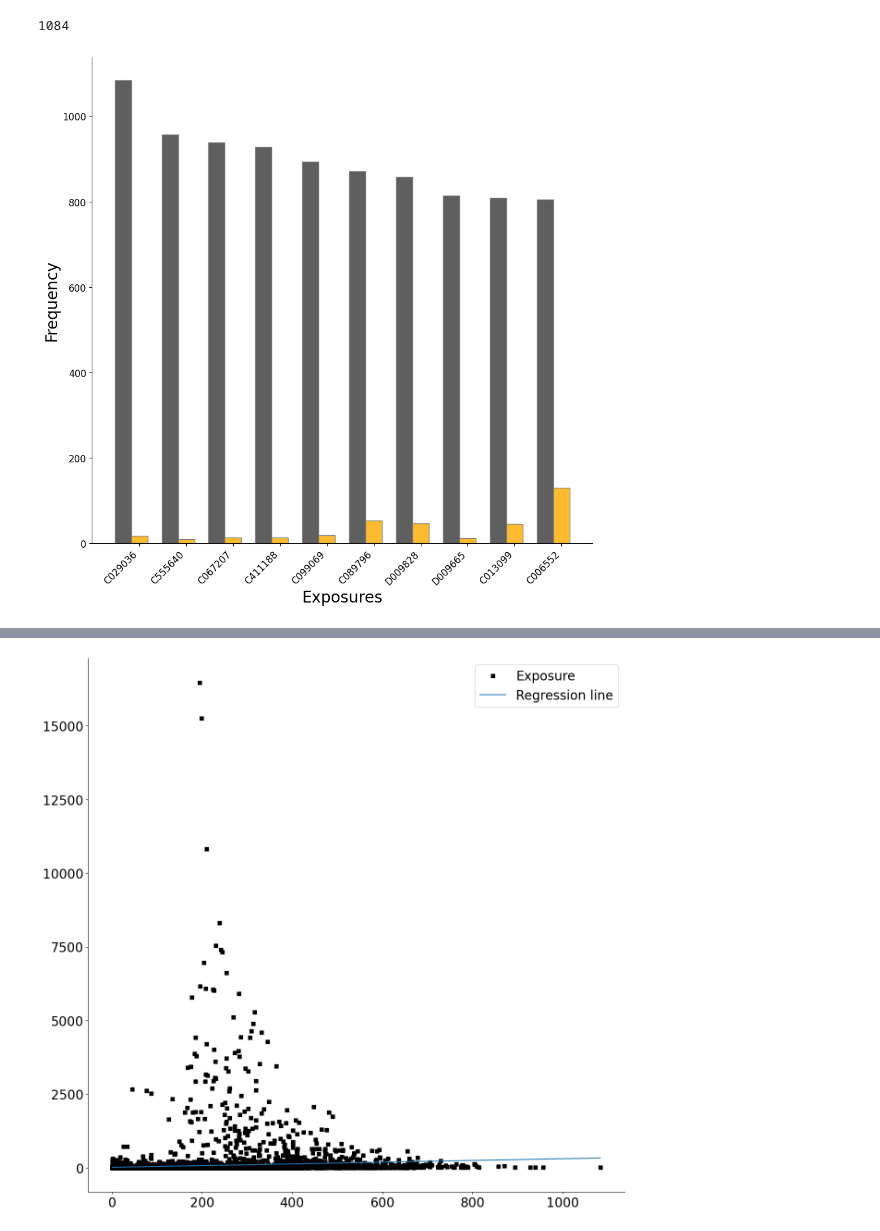
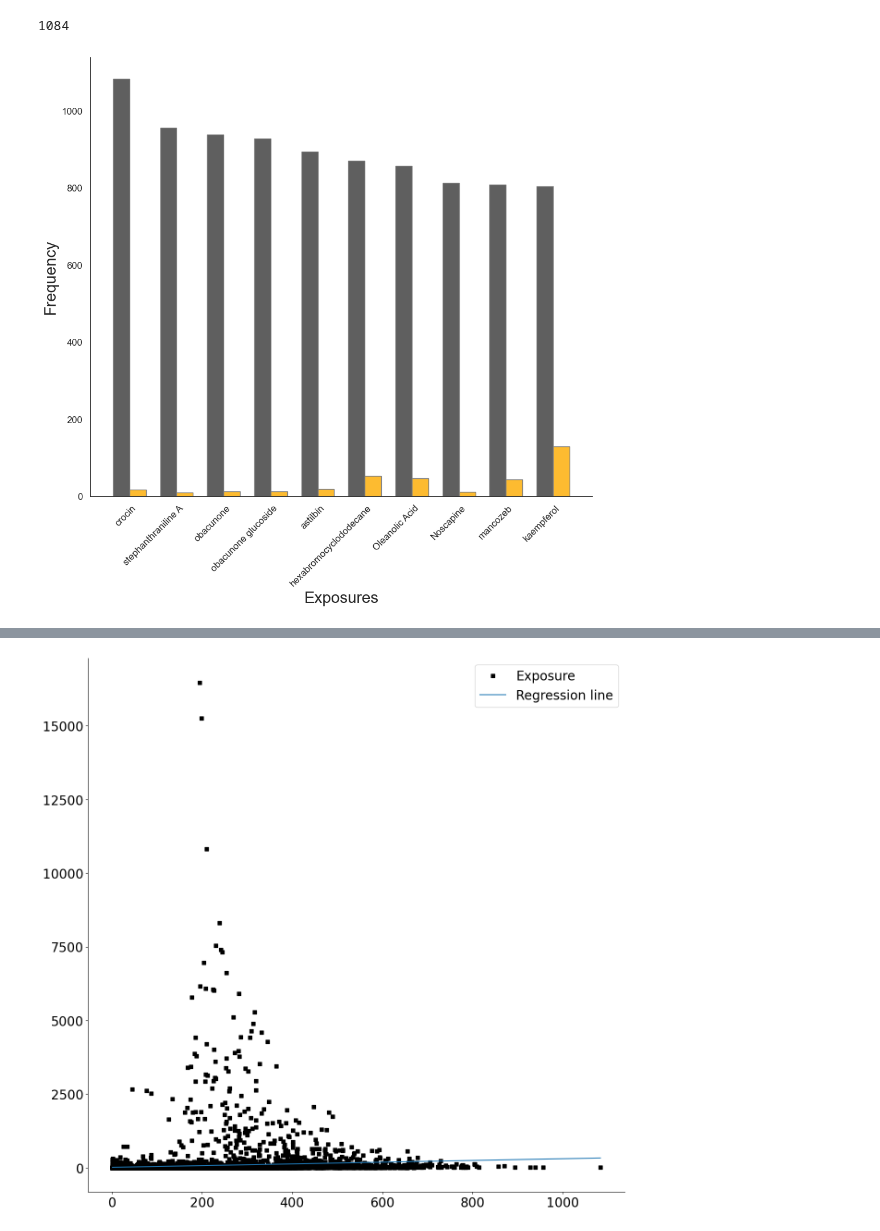
Before and after one commit to menchelab/Exposome, a Jupyter notebook: Exp_fin_2_EEN_GGN_definition.ipynb, the cells around one changed output, grey strips where cells are left out. Saved outputs shown, nothing was run; the diff lists cells and outputs as text; code cells hidden in the pictures.

```diff
--- a/Exp_fin_2_EEN_GGN_definition.ipynb
+++ b/Exp_fin_2_EEN_GGN_definition.ipynb
@@ -349,6 +370,26 @@ plt.show()
 plt.close()
 # %% [output]
 [figure]
+# %%
+
+# ---- Prepare the data ----
+fdr_keys = set([k[0][4:] for k in comb_threshold_dict_nodes_EEN_ji.keys()])
+backbone_keys = set([k[1] for k in comb_threshold_dict_nodes_EEN_ji.keys()])
+datalist = []
+
+for fdr in fdr_keys:
+    back_list = [float(fdr)]
+    for k, v in comb_threshold_dict_nodes_EEN_ji.items():
+        if fdr == k[0][4:]:
+            back_list.append(float(v))
+    datalist.append(back_list)
+
+columnlist = ['Alpha significance'] + list(backbone_keys)
+df_SF2A = pd.DataFrame(datalist, columns=columnlist)
+df_SF2A = df_SF2A.sort_values(by='Alpha significance', ascending=False)
+
+with pd.ExcelWriter("output/Source_Data_exposurome.xlsx", engine="openpyxl", mode="a", if_sheet_exists="replace") as writer:
+    df_SF2A.to_excel(writer, sheet_name="SF3A", index=False)
 # %%
 for k,v in comb_threshold_dict_edges_EEN_ji.items():
     if v<1000000 and comb_threshold_dict_nodes_EEN_ji[k]>9000:
@@ -495,37 +547,41 @@ gene_top10_dict_count=Counter(gene_top10).most_common()
 backbone_ss_exposure_network_degree_sort['C029036']
 # %% [output]
 1084
+# %%
+chem_id_name_conversion = {}
+for i,v in chem_homo.iterrows():
+        chem_id_name_conversion[v["ChemicalID"]] = v["# ChemicalName"]
 # %%
 
 degree_list=[backbone_ss_exposure_network_degree_sort[chem] for chem in top_10_exp]
 gene_list=[len(chem_gene_cleaned[chem]) for chem in top_10_exp]
 
 # define the width of bars
 barWidth = 0.35
 
 fig1, ax1 = plt.subplots(figsize=(10, 10))
 
 ax1.spines['top'].set_visible(False)
 ax1.spines['right'].set_visible(False)
 ax1.spines['bottom'].set_visible(True)
 ax1.spines['left'].set_visible(True)
 
 r1 = np.arange(len(degree_list))    # position for degree bars
 r2 = [x + barWidth for x in r1]  # position for gene bars
 
 plt.bar(r1, degree_list, color='#5F5F5F', width=barWidth, edgecolor='grey')  # degree bars
 plt.bar(r2, gene_list, color='#FDBB30', width=barWidth, edgecolor='grey')  # gene bars
 
 # adding labels
 ax1.set_xlabel('Exposures', fontsize=20)
 ax1.set_ylabel('Frequency', fontsize=20)
-plt.xticks([r + barWidth for r in range(len(degree_list))], top_10_exp, rotation=45, ha='right', fontsize=12)
+plt.xticks([r + barWidth for r in range(len(degree_list))], [chem_id_name_conversion[chem] for chem in top_10_exp], rotation=45, ha='right', fontsize=12)
 
 ax1.set_yticklabels([int(i) for i in list(ax1.get_yticks())], size = 36)
 plt.yticks(fontsize=12)
-plt.savefig('output/Figures/Fig1E_v01_post_rev.pdf',format='pdf',dpi=300, bbox_inches = "tight") #This is the final Fig. 1J
+#plt.savefig('output/Figures/Fig1E_v01_post_rev.pdf',format='pdf',dpi=300, bbox_inches = "tight") #This is the final Fig. 1J
 
 plt.tight_layout()
 plt.show()
 # %% [output]
-[figure, old version]
+[figure, new version]
```
Also changed, not shown: parts of 16 cells of this notebook.
